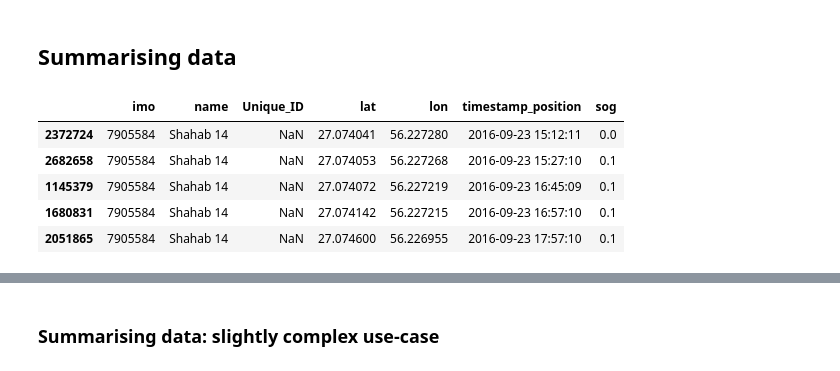
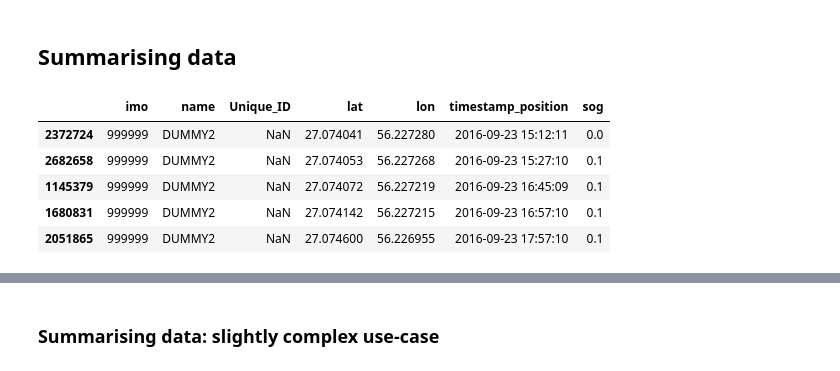
Before and after one commit to aniryou/knife, a Jupyter notebook: Geo_data/Pandas Patterns.ipynb, the cells around one changed output, grey strips where cells are left out. Drawn from its saved outputs; the diff is of its cells as text; code cells hidden in the pictures.

```diff
--- a/Geo_data/Pandas Patterns.ipynb
+++ b/Geo_data/Pandas Patterns.ipynb
@@ -105,17 +105,17 @@ df3[:5]
 ## Summarising data
 # %%
 df = pd.read_hdf("/Users/anil/src/knife/Geo_data/data/Points_In_Polygon.hdf")
-df[np.all([df.imo==7905584, pd.notnull(df.Unique_ID)], axis=0)][:10]
+df[np.all([df.imo==999999, pd.notnull(df.Unique_ID)], axis=0)][:10]
 df.sort_values(by=['imo','timestamp_position','Unique_ID'],inplace=True)
 df = df.drop_duplicates(subset=['imo','timestamp_position'],keep='first')
 df[:5]
 # %% [output]
 |  | imo | name | Unique_ID | lat | lon | timestamp_position | sog |
-| 2372724 | 7905584 | Shahab 14 | NaN | 27.074041 | 56.227280 | 2016-09-23 15:12:11 | 0.0 |
-| 2682658 | 7905584 | Shahab 14 | NaN | 27.074053 | 56.227268 | 2016-09-23 15:27:10 | 0.1 |
-| 1145379 | 7905584 | Shahab 14 | NaN | 27.074072 | 56.227219 | 2016-09-23 16:45:09 | 0.1 |
-| 1680831 | 7905584 | Shahab 14 | NaN | 27.074142 | 56.227215 | 2016-09-23 16:57:10 | 0.1 |
-| 2051865 | 7905584 | Shahab 14 | NaN | 27.074600 | 56.226955 | 2016-09-23 17:57:10 | 0.1 |
+| 2372724 | 999999 | DUMMY2 | NaN | 27.074041 | 56.227280 | 2016-09-23 15:12:11 | 0.0 |
+| 2682658 | 999999 | DUMMY2 | NaN | 27.074053 | 56.227268 | 2016-09-23 15:27:10 | 0.1 |
+| 1145379 | 999999 | DUMMY2 | NaN | 27.074072 | 56.227219 | 2016-09-23 16:45:09 | 0.1 |
+| 1680831 | 999999 | DUMMY2 | NaN | 27.074142 | 56.227215 | 2016-09-23 16:57:10 | 0.1 |
+| 2051865 | 999999 | DUMMY2 | NaN | 27.074600 | 56.226955 | 2016-09-23 17:57:10 | 0.1 |
 # %%
 df_1 = df.shift(1)
 df_1[:5]
```
Also changed, not shown: parts of 12 cells of this notebook.
